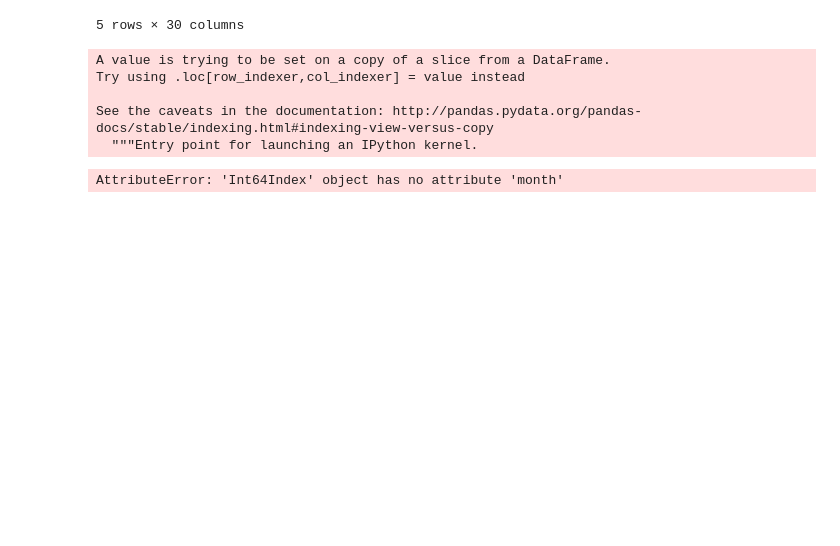
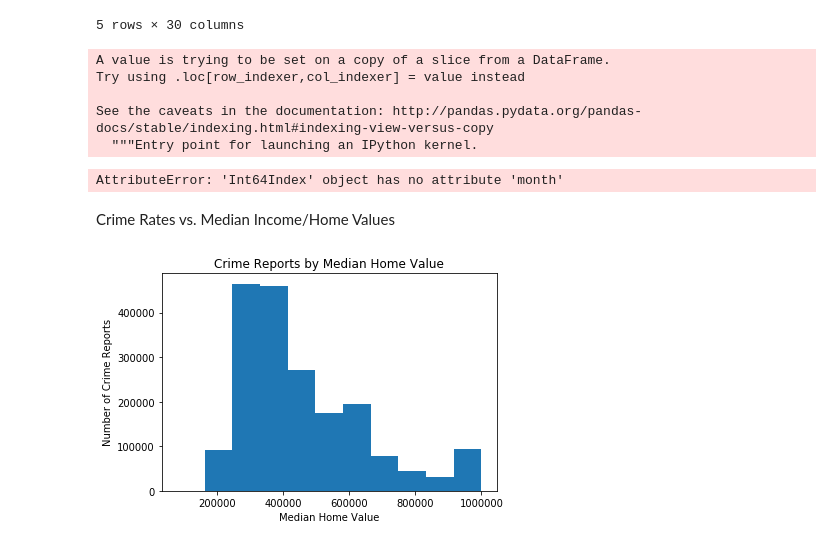
Before and after one commit to frederikdebruyker/Los-Angeles-Crime-Statistics, a Jupyter notebook: los_angeles_crime_statistics.ipynb, the cells around one changed output. Cells and saved outputs as stored; diff of their text form; code cells hidden in the pictures; blank space fills up the shorter version.

```diff
--- a/los_angeles_crime_statistics.ipynb
+++ b/los_angeles_crime_statistics.ipynb
@@ -889,3 +889,15 @@ fig = gmaps.figure(center=los_angeles_coordinates, zoom_level=10)
 fig.add_layer(gmaps.heatmap_layer(locations, weights=weights))
 fig
 #plt.savefig(f"Images/Peace Discruption-HeatMap-2018.png")
+# %% [markdown]
+Crime Rates vs. Median Income/Home Values
+# %%
+# plot number of crime reports over housing values
+mhv = results_df["Median Home Value"]
+plt.hist(mhv, bins = 11)
+plt.xlabel("Median Home Value")
+plt.ylabel("Number of Crime Reports")
+plt.title('Crime Reports by Median Home Value')
+plt.show()
+# %% [output]
+[figure, added]
```
Also changed, not shown: parts of 6 cells of this notebook, 2 other files.
